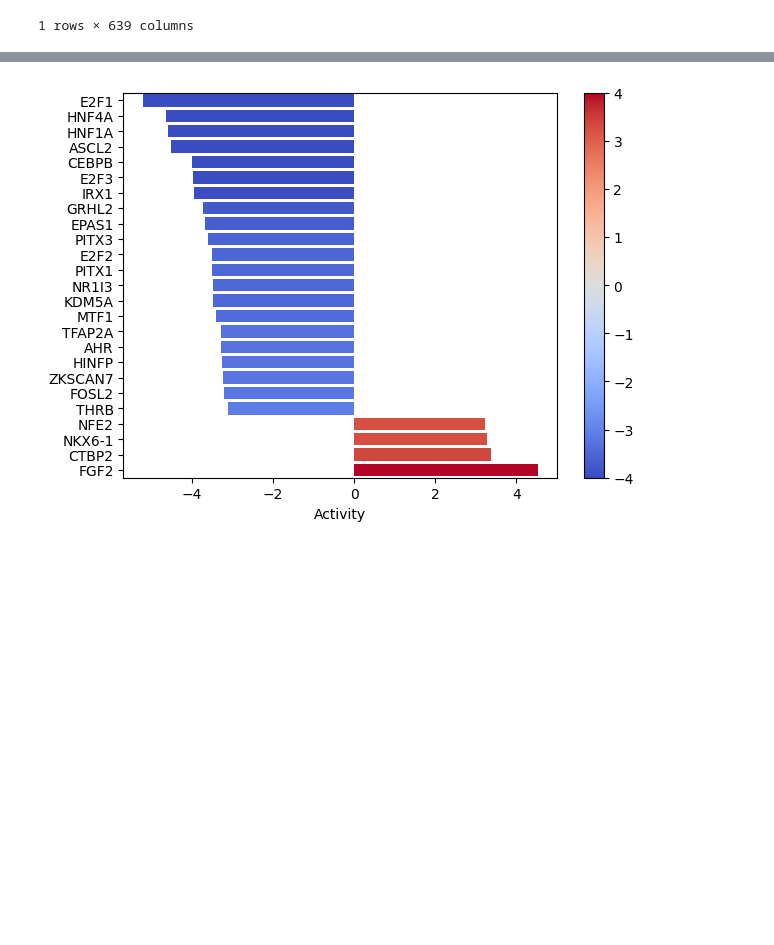
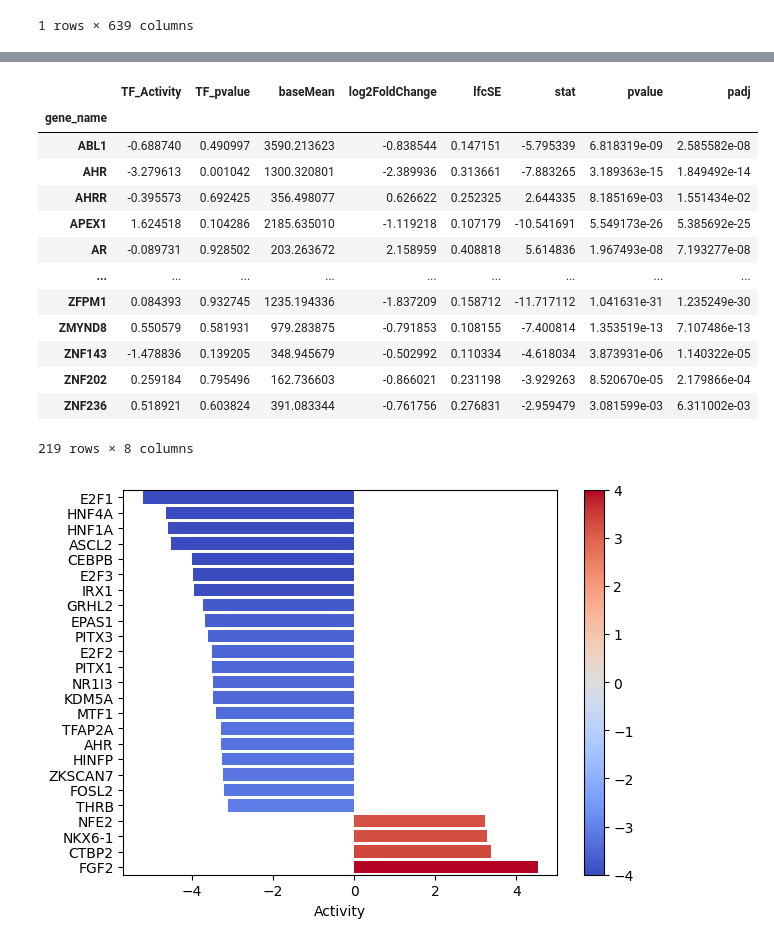
Before and after one commit to AlexanderFastner/MAFA_functional_analysis, a Jupyter notebook: notebooks/direct_comparison_MUT_01.ipynb, the cells around one changed output, grey strips where cells are left out. Drawn from its saved outputs; the diff is of its cells as text; code cells hidden in the pictures; blank space fills up the shorter version.

```diff
--- a/notebooks/direct_comparison_MUT_01.ipynb
+++ b/notebooks/direct_comparison_MUT_01.ipynb
@@ -325,6 +325,13 @@ collectri
 # %%
 # Infer TF activities with ulm
 tf_acts, tf_pvals = dc.run_ulm(mat=mat, net=collectri, verbose=True)
+#make copy to make table from
+table_tf_acts = tf_acts
+table_tf_pvals = tf_pvals
+table_tf_acts = table_tf_acts.rename(index={"treatment.vs.control": "TF_Activity"})
+table_tf_pvals = table_tf_pvals.rename(index={"treatment.vs.control": "TF_pvalue"})
+new_table = pd.concat([table_tf_acts, table_tf_pvals], axis = 0).T
+#actual df
 tf_acts
 # %% [output]
 Running ulm on mat with 1 samples and 15291 targets for 639 sources.
@@ -333,0 +343,4 @@ Running ulm on mat with 1 samples and 15291 targets for 639 sources.
+# %%
+#Not all TF are in the list?
+selected_rows = results_df.loc[[idx for idx in new_table.index if idx in results_df.index]]
+selected_rows
@@ -333,0 +362,7 @@ Running ulm on mat with 1 samples and 15291 targets for 639 sources.
+# %%
+# make selectable for various threshold values
+Threshold_LFC = 0.5
+Threshold_padj = 0.05
+subset_lfc = selected_rows[abs(selected_rows["log2FoldChange"]) > Threshold_LFC]
+subset_padj = subset_lfc[abs(subset_lfc["padj"]) < Threshold_padj]
+subset_padj
@@ -334,3 +384,27 @@ Running ulm on mat with 1 samples and 15291 targets for 639 sources.
+# %%
+#get TF data too
+tf_data = new_table.loc[subset_padj.index]
+tf_data
+#merge into 1 for readability
+complete_table = pd.merge(tf_data, subset_padj, left_index=True, right_index=True)
+complete_table
+#save
+#complete_table.to_csv('../figures/direct/MUT_T0_T1/table_comparison_MUT_01.csv')
+# %% [output]
+|  | TF_Activity | TF_pvalue | baseMean | log2FoldChange | lfcSE | stat | pvalue | padj |
+| gene_name |  |  |  |  |  |  |  |  |
+| ABL1 | -0.688740 | 0.490997 | 3590.213623 | -0.838544 | 0.147151 | -5.795339 | 6.818319e-09 | 2.585582e-08 |
+| AHR | -3.279613 | 0.001042 | 1300.320801 | -2.389936 | 0.313661 | -7.883265 | 3.189363e-15 | 1.849492e-14 |
+| AHRR | -0.395573 | 0.692425 | 356.498077 | 0.626622 | 0.252325 | 2.644335 | 8.185169e-03 | 1.551434e-02 |
+| APEX1 | 1.624518 | 0.104286 | 2185.635010 | -1.119218 | 0.107179 | -10.541691 | 5.549173e-26 | 5.385692e-25 |
+| AR | -0.089731 | 0.928502 | 203.263672 | 2.158959 | 0.408818 | 5.614836 | 1.967493e-08 | 7.193277e-08 |
+| ... | ... | ... | ... | ... | ... | ... | ... | ... |
+| ZFPM1 | 0.084393 | 0.932745 | 1235.194336 | -1.837209 | 0.158712 | -11.717112 | 1.041631e-31 | 1.235249e-30 |
+| ZMYND8 | 0.550579 | 0.581931 | 979.283875 | -0.791853 | 0.108155 | -7.400814 | 1.353519e-13 | 7.107486e-13 |
+| ZNF143 | -1.478836 | 0.139205 | 348.945679 | -0.502992 | 0.110334 | -4.618034 | 3.873931e-06 | 1.140322e-05 |
+| ZNF202 | 0.259184 | 0.795496 | 162.736603 | -0.866021 | 0.231198 | -3.929263 | 8.520670e-05 | 2.179866e-04 |
+| ZNF236 | 0.518921 | 0.603824 | 391.083344 | -0.761756 | 0.276831 | -2.959479 | 3.081599e-03 | 6.311002e-03 |
+219 rows × 8 columns
 # %%
 dc.plot_barplot(
     tf_acts,
```
Also changed, not shown: parts of 10 cells of this notebook, 9 other files.
